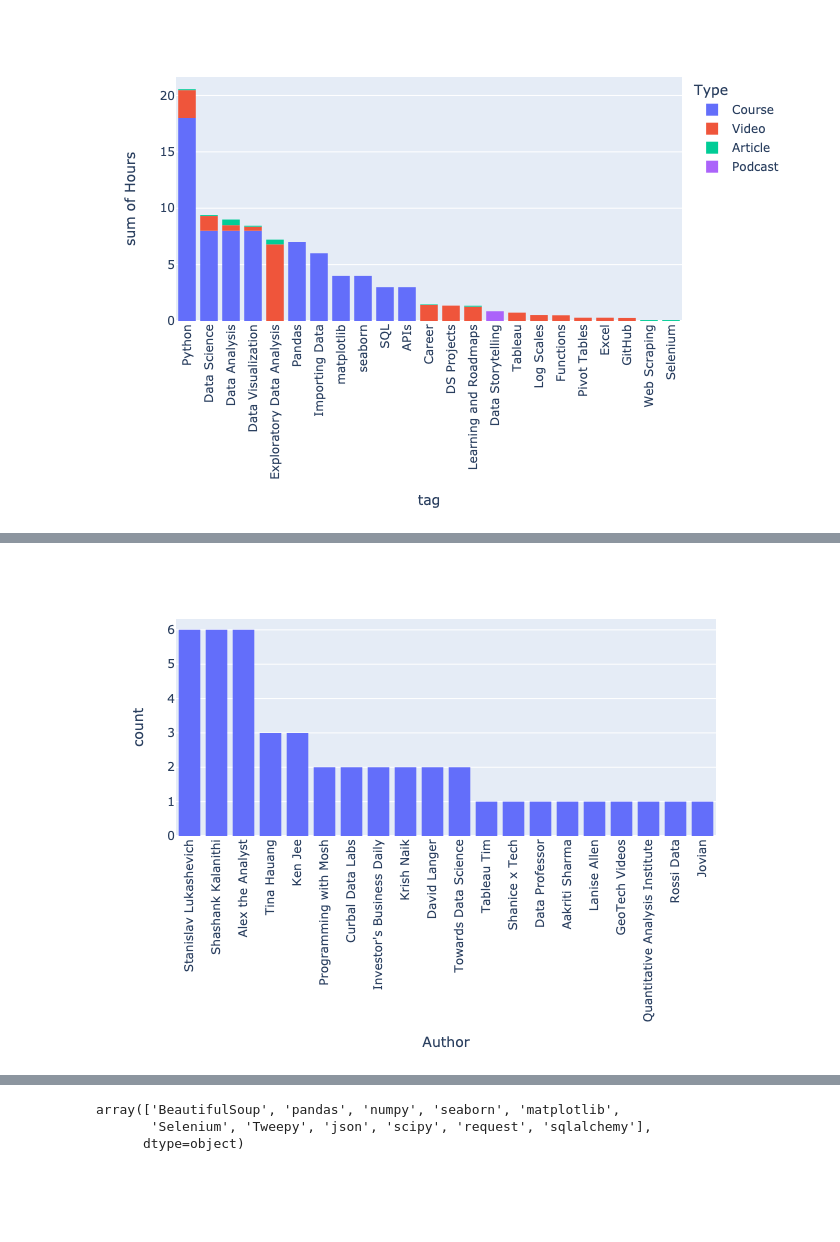
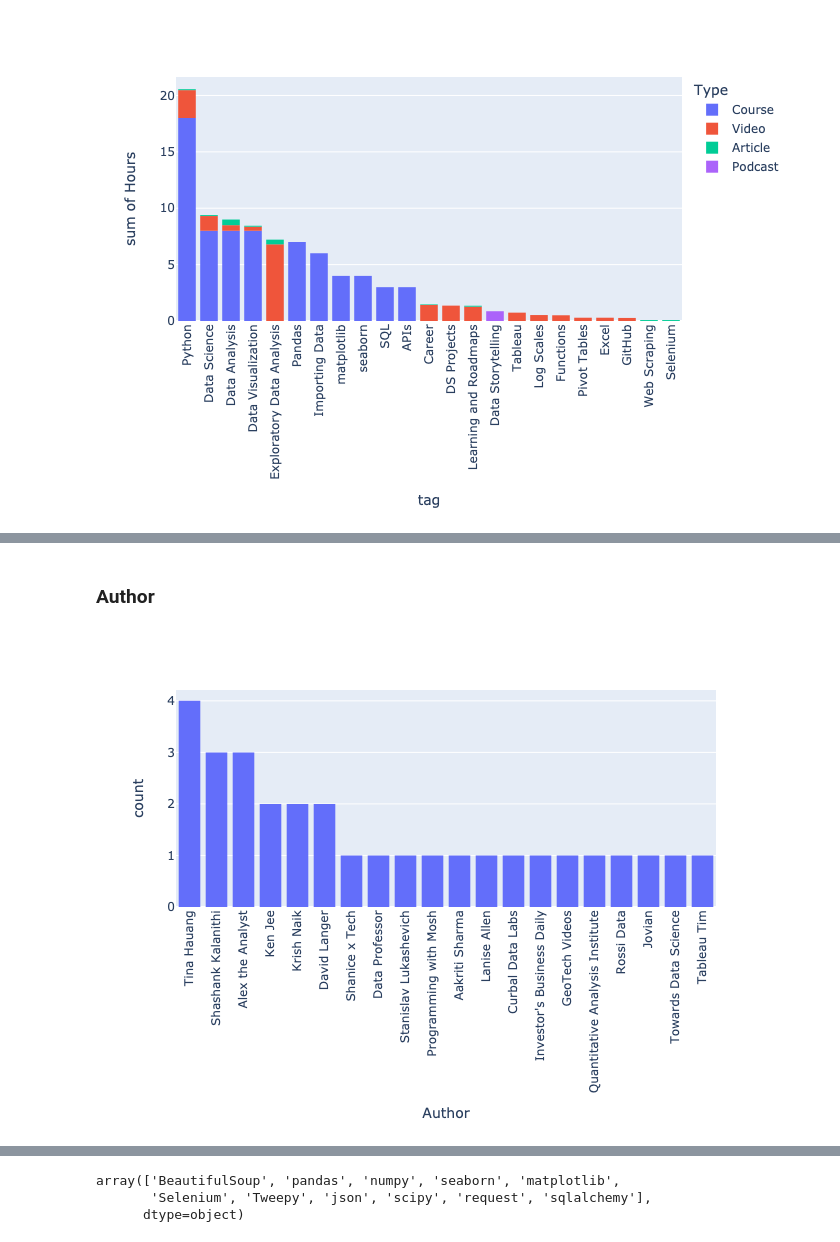
Before and after one commit to franco3x/Notion-66-Days-of-Data, a Jupyter notebook: Notion 66 Days of Data.ipynb, the cells around one changed output, grey strips where cells are left out. Drawn from its saved outputs; the diff is of its cells as text; code cells hidden in the pictures; blank space fills up the shorter version.

Commit message:
changed some of the charts, from tag_count to df

```diff
--- a/Notion 66 Days of Data.ipynb
+++ b/Notion 66 Days of Data.ipynb
@@ -372,6 +388,8 @@ fig.show("png")
+# %% [markdown]
+### Author
 # %%
-fig = px.histogram(tag_count, x="Author").update_xaxes(categoryorder="total descending", tickangle=-90)
+fig = px.histogram(df, x="Author").update_xaxes(categoryorder="total descending", tickangle=-90)
 fig.show("png")
 # %% [output]
-[figure, old version]
+[figure, new version]
 # %%
```
Also changed, not shown: parts of 16 cells of this notebook.
